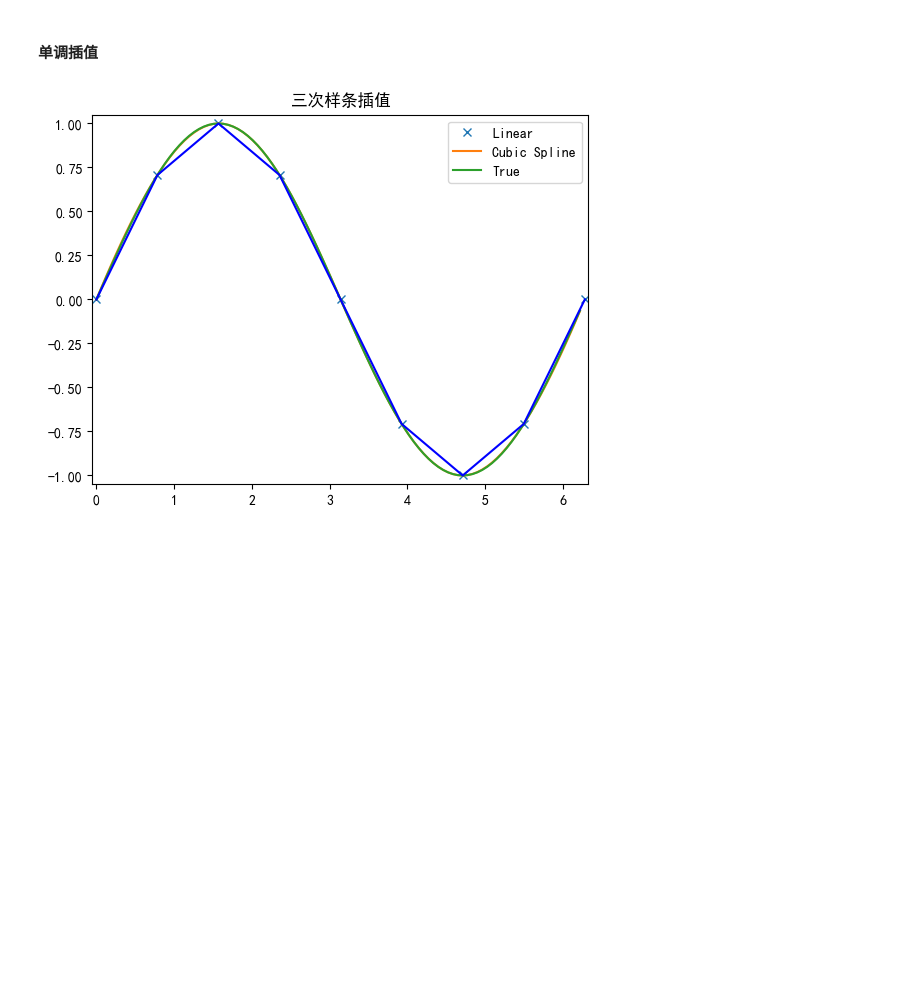
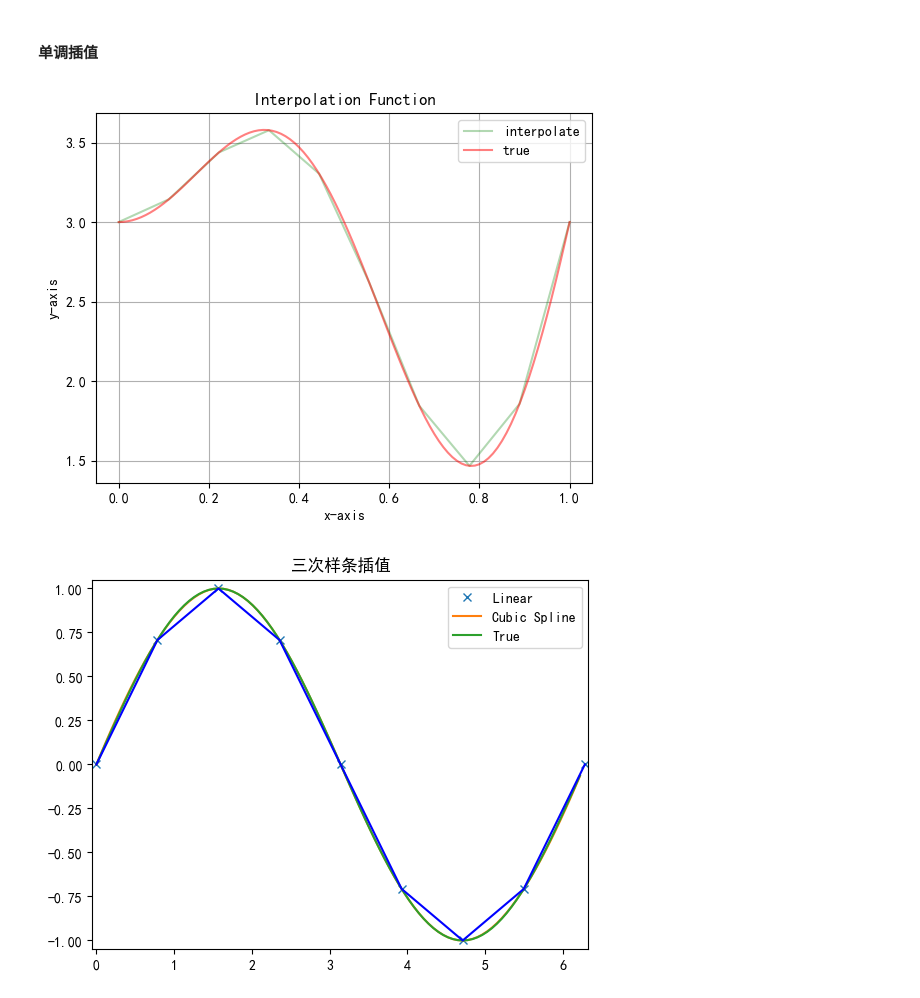
Before and after one commit to youshijiuli/mysticat-ana, a Jupyter notebook: 4.scipy/7.scipy-interpolate.ipynb, the cells around one changed output. Cells and saved outputs as stored; diff of their text form; code cells hidden in the pictures; blank space fills up the shorter version.

```diff
--- a/4.scipy/7.scipy-interpolate.ipynb
+++ b/4.scipy/7.scipy-interpolate.ipynb
@@ -151,8 +153,42 @@ plt.legend()
 # %% [output]
 <matplotlib.legend.Legend at 0x...>
 [figure]
+# %%
+import numpy as np
+from scipy import interpolate
+from matplotlib import pyplot as plt
+plt.rcParams['font.sans-serif'] = ['SimHei']
+plt.rcParams["axes.unicode_minus"] = False
 # %% [markdown]
 #### 单调插值
+# %%
+import numpy as np
+import matplotlib.pyplot as plt
+
+
+def interpolate_function(x):
+    y = 2 * x * np.sin(2 * np.pi * x) + 3
+    return y
+
+
+# 插值点
+x_interval = np.linspace(0, 1, 101)
+x_values = np.linspace(0, 1, 10)
+
+# 计算插值点的y值
+y_values = interpolate_function(x_values)
+
+# 绘制图像
+plt.plot(x_values, y_values, c="g", alpha=0.3, label="interpolate")
+plt.plot(x_interval, interpolate_function(x_interval), c="r", alpha=0.5, label="true")
+plt.grid()
+plt.xlabel("x-axis")
+plt.ylabel("y-axis")
+plt.title("Interpolation Function")
+plt.legend()
+plt.show()
+# %% [output]
+[figure, added]
 # %%
 import numpy as np
 import matplotlib.pyplot as plt
```
Also changed, not shown: parts of 2 cells of this notebook, 5 other files.
